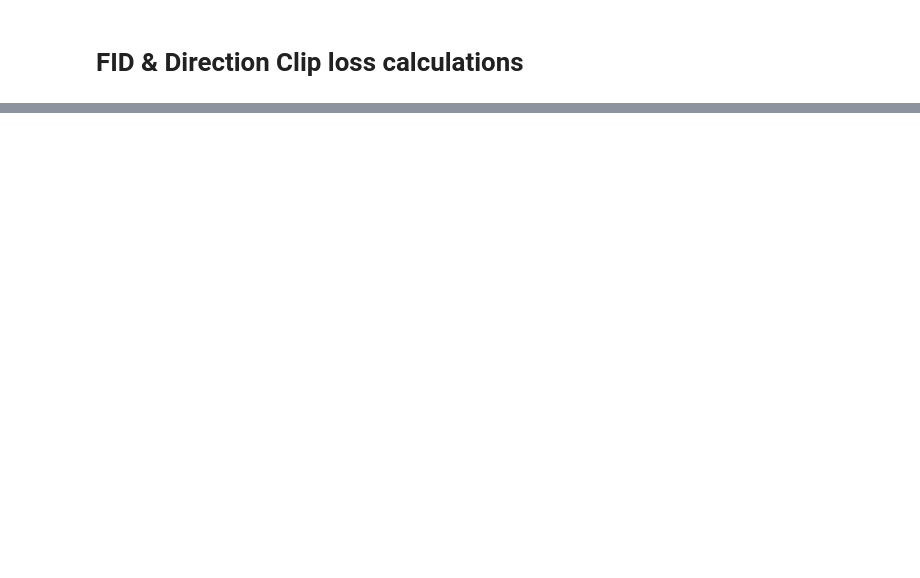
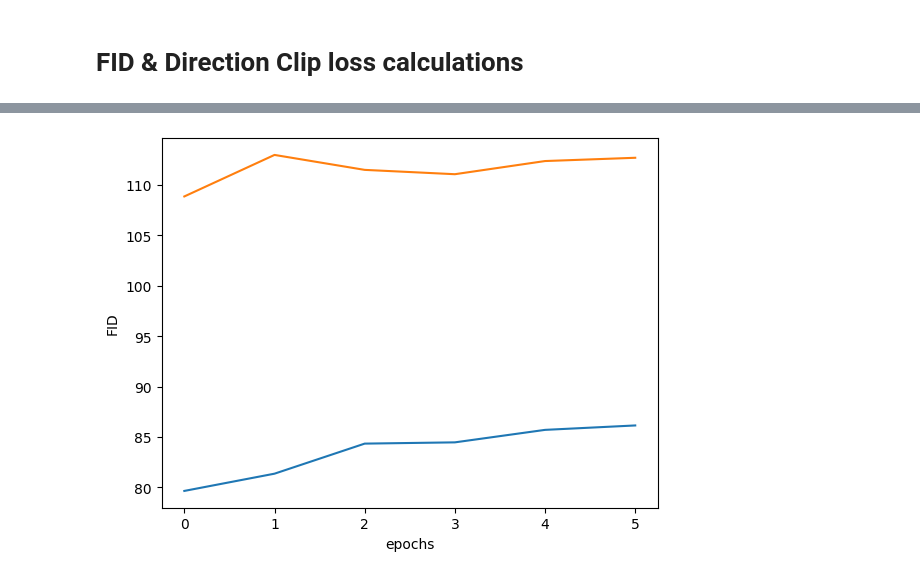
Before and after one commit to zilaeric/asyrp-extension, a Jupyter notebook: src/lib/asyrp/notebooks/visualize_ablations.ipynb, the cells around one changed output, grey strips where cells are left out. Saved outputs shown, nothing was run; the diff lists cells and outputs as text; code cells hidden in the pictures; blank space fills up the shorter version.

```diff
--- a/src/lib/asyrp/notebooks/visualize_ablations.ipynb
+++ b/src/lib/asyrp/notebooks/visualize_ablations.ipynb
@@ -299,3 +333,21 @@ results
+# %%
+import matplotlib.pyplot as plt
+
+fid_er = [(results[key]['fid_edited_reconstructed'], results[key]['epochs']) for key in results.keys()]
+fid_er = sorted(fid_er, key=lambda x: x[1])
+fid_er = [t[0] for t in fid_er]
+
+fid_eo = [(results[key]['fid_edited_original'], results[key]['epochs']) for key in results.keys()]
+fid_eo = sorted(fid_eo, key=lambda x: x[1])
+fid_eo = [t[0] for t in fid_eo]
+
+plt.plot(range(len(fid_er)), fid_er)
+plt.plot(range(len(fid_eo)), fid_eo)
+plt.xlabel("epochs")
+plt.ylabel("FID")
+plt.show()
+# %% [output]
+[figure, added]
 # %%
 # write results to json file
 with open("fid_scores.json", "w") as f:
```
Also changed, not shown: parts of 9 cells of this notebook.
